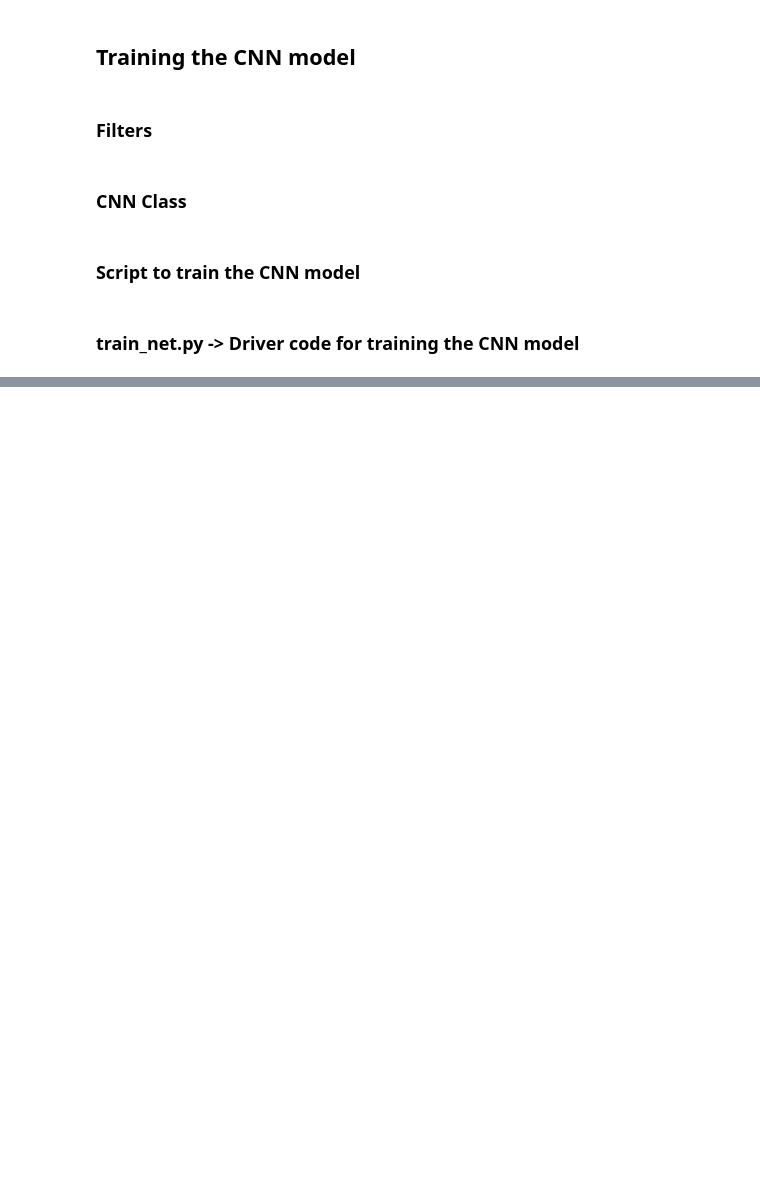
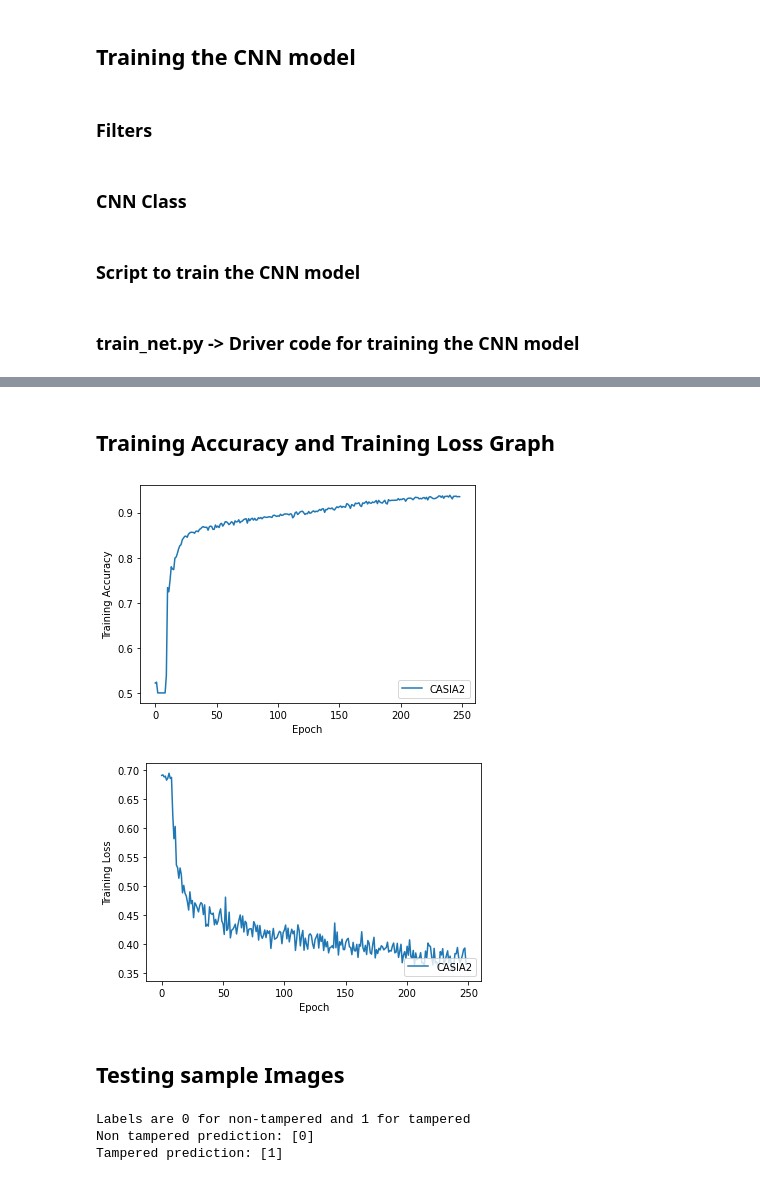
Before and after one commit to skrishnan2001/Image-Forgery-Detection, a Jupyter notebook: casia2-image-patch-extractor.ipynb, the cells around one changed output, grey strips where cells are left out. Drawn from its saved outputs; the diff is of its cells as text; code cells hidden in the pictures; blank space fills up the shorter version.

```diff
--- a/casia2-image-patch-extractor.ipynb
+++ b/casia2-image-patch-extractor.ipynb
@@ -643,0 +962,80 @@ Finished Training
+# %% [markdown]
+## Training Accuracy and Training Loss Graph
+# %%
+import matplotlib.pyplot as plt
+import pandas as pd
+
+
+def plot_epochs(metric1, ylab, metric2=None):
+    """
+    Plot the metrics of both datasets
+    :param metric1: The first metric that we want to plot
+    :param metric2: The second metric that we want to plot
+    :param ylab: The label of the y axis
+    """
+    plt.plot(metric1, label='CASIA2')
+#     plt.plot(metric2, label='NC16')
+    plt.ylabel(ylab)
+    plt.xlabel("Epoch")
+    plt.legend(loc='lower right')
+    plt.show()
+
+
+if __name__ == "__main__":
+    df1 = pd.read_csv(filepath_or_buffer="../input/accuracy-loss/CASIA2_WithRot_LR001_b128_nodrop_Accuracy.csv")
+#     df2 = pd.read_csv(filepath_or_buffer="../../data/output/accuracy/NC16_WithRot_LR001_b128_withdrop_Accuracy.csv")
+    df3 = pd.read_csv(filepath_or_buffer="../input/accuracy-loss/CASIA2_WithRot_LR001_b128_nodrop_Loss.csv")
+#     df4 = pd.read_csv(filepath_or_buffer="../../data/output/loss_function/NC16_WithRot_LR001_b128_withdrop_Loss.csv")
+#     plot_epochs(df1.iloc[:, 1], df2.iloc[:, 1], 'Training Accuracy')
+    plot_epochs(df1.iloc[:, 1], 'Training Accuracy')
+#     plot_epochs(df3.iloc[:, 1], df4.iloc[:, 1], 'Training Loss')
+    plot_epochs(df3.iloc[:, 1], 'Training Loss')
+# %% [output]
+[figure, added]
+[figure, added]
+# %% [markdown]
+## Testing sample Images
+# %%
+from joblib import load
+import torch
+from cv2 import imread
+import numpy as np
+
+import warnings
+warnings.filterwarnings("ignore")
+
+
+def get_feature_vector(image_path: str, model):
+    feature_vector = np.empty((1, 400))
+    feature_vector[0, :] = get_patch_yi(model, imread(image_path))
+    return feature_vector
+
+
+# Load the pretrained CNN with the CASIA2 dataset
+with torch.no_grad():
+    our_cnn = CNN()
+    our_cnn.load_state_dict(torch.load('../input/pretrained-cnn/CASIA2_WithRot_LR001_b128_nodrop.pt',
+                                       map_location=lambda storage, loc: storage))
+    our_cnn.eval()
+    our_cnn = our_cnn.double()
+
+# Load the pretrained svm model
+svm_model = load('../input/pretrained-svm/CASIA2_WithRot_LR001_b128_nodrop.pt')
+
+print("Labels are 0 for non-tampered and 1 for tampered")
+
+# Probe the SVM model with a non-tampered image
+non_tampered_image_path = '../input/testimages/Au_ani_00002.jpg'
+non_tampered_image_feature_vector = get_feature_vector(non_tampered_image_path, our_cnn)
+#print("Non tampered image feature vector: ", non_tampered_image_feature_vector)
+print("Non tampered prediction:", svm_model.predict(non_tampered_image_feature_vector))
+
+# Probe the SVM model with a tampered image
+tampered_image_path = '../input/testimages/Tp_D_CNN_M_B_nat00056_nat00099_11105.jpg'
+tampered_image_feature_vector = get_feature_vector(tampered_image_path, our_cnn)
+#print("Tampered image feature vector: ", tampered_image_feature_vector)
+print("Tampered prediction:", svm_model.predict(tampered_image_feature_vector))
+# %% [output]
+Labels are 0 for non-tampered and 1 for tampered
+Non tampered prediction: [0]
+Tampered prediction: [1]
```
Also changed, not shown: parts of 17 cells of this notebook.
